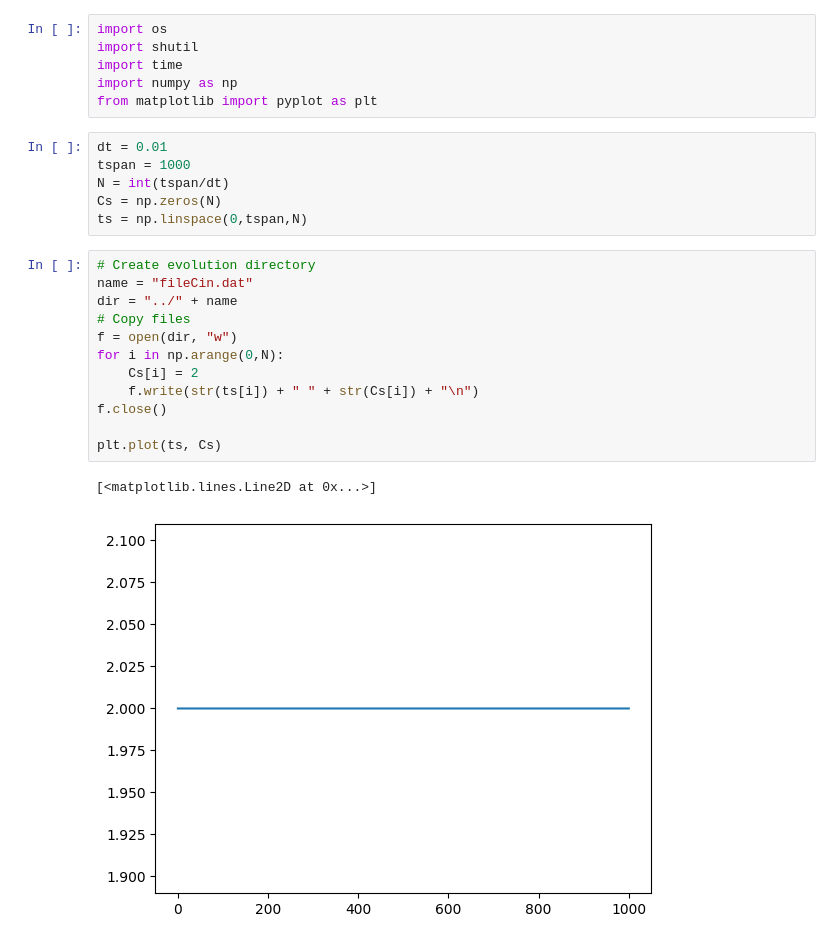
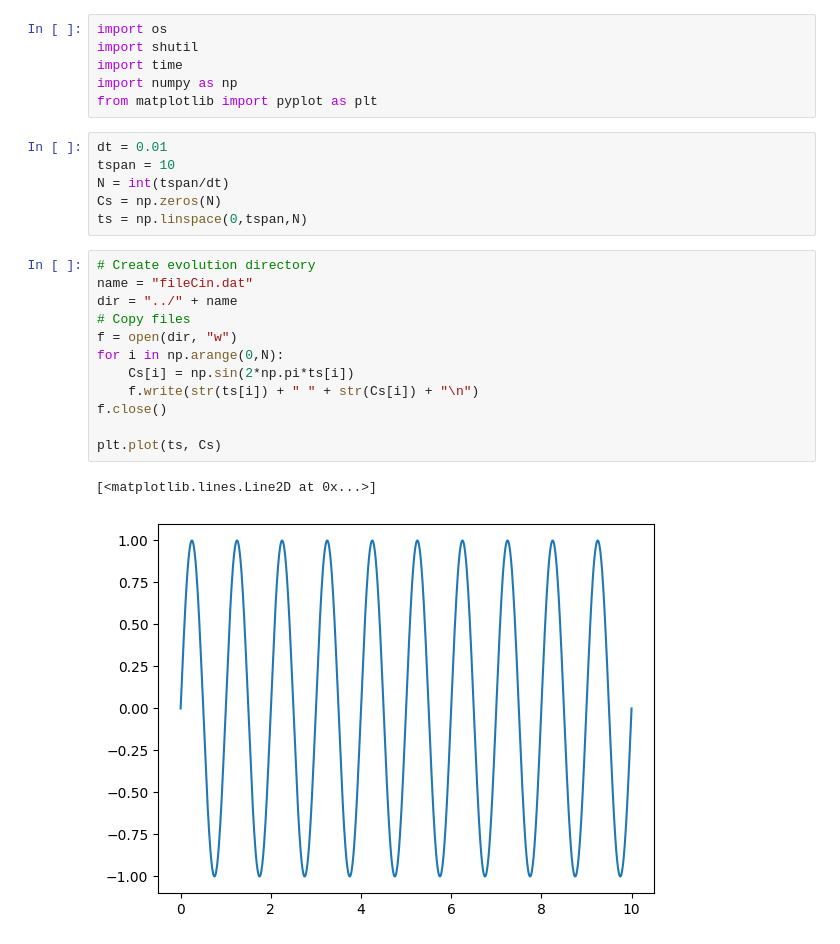
Before and after one commit to suanno/stage2, a Jupyter notebook: codes_tdgl/2D/fileCin generation/generate.ipynb, the cells around one changed output. Drawn from its saved outputs; the diff is of its cells as text.

```diff
--- a/codes_tdgl/2D/fileCin generation/generate.ipynb
+++ b/codes_tdgl/2D/fileCin generation/generate.ipynb
@@ -6,22 +6,22 @@ import numpy as np
 from matplotlib import pyplot as plt
 # %%
 dt = 0.01
-tspan = 1000
+tspan = 10
 N = int(tspan/dt)
 Cs = np.zeros(N)
 ts = np.linspace(0,tspan,N)
 # %%
 # Create evolution directory
 name = "fileCin.dat"
 dir = "../" + name
 # Copy files
 f = open(dir, "w")
 for i in np.arange(0,N):
-    Cs[i] = 2
+    Cs[i] = np.sin(2*np.pi*ts[i])
     f.write(str(ts[i]) + " " + str(Cs[i]) + "\n")
 f.close()
 
 plt.plot(ts, Cs)
 # %% [output]
 [<matplotlib.lines.Line2D at 0x...>]
-[figure, old version]
+[figure, new version]
```
Also changed, not shown: 8 other files.
